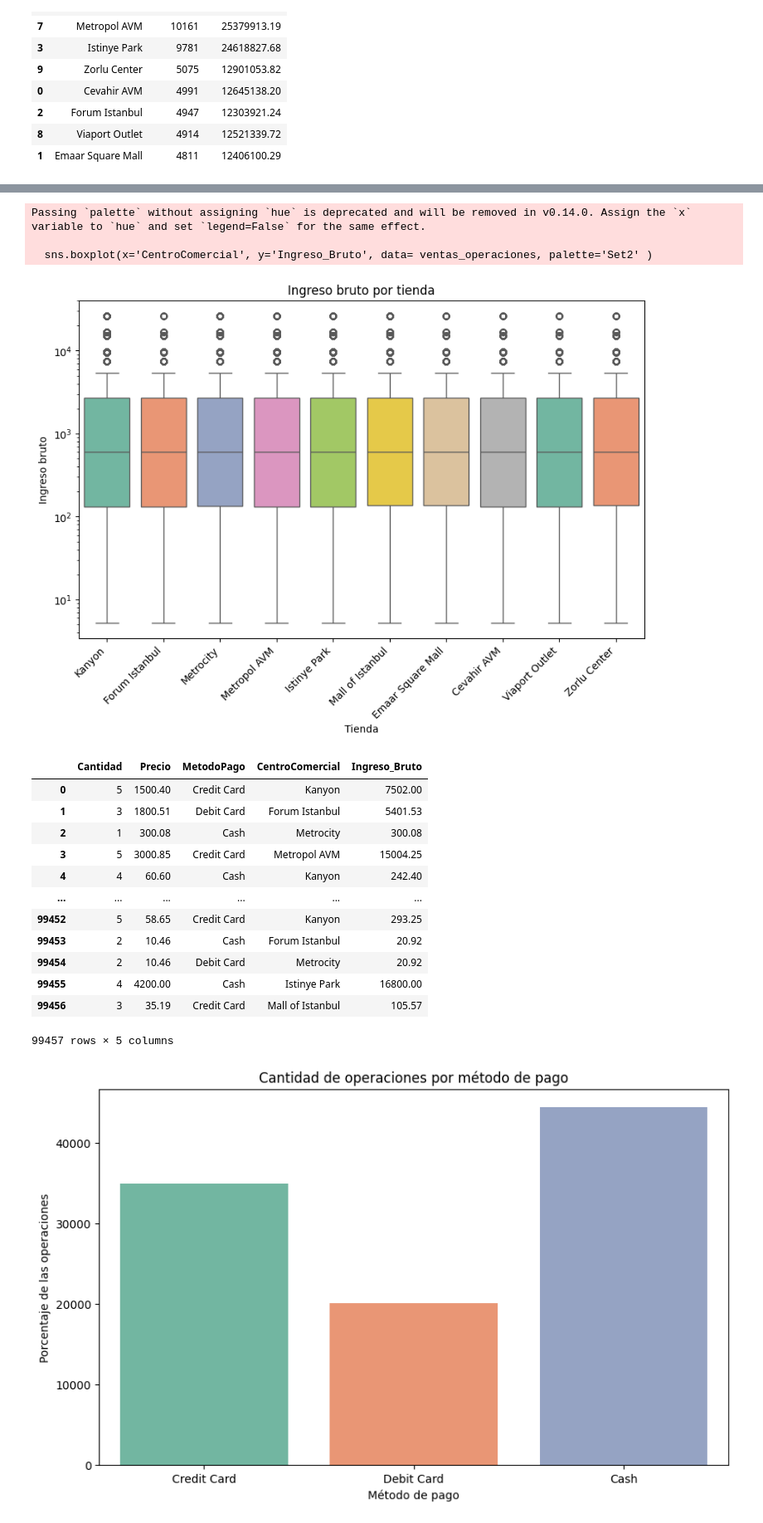
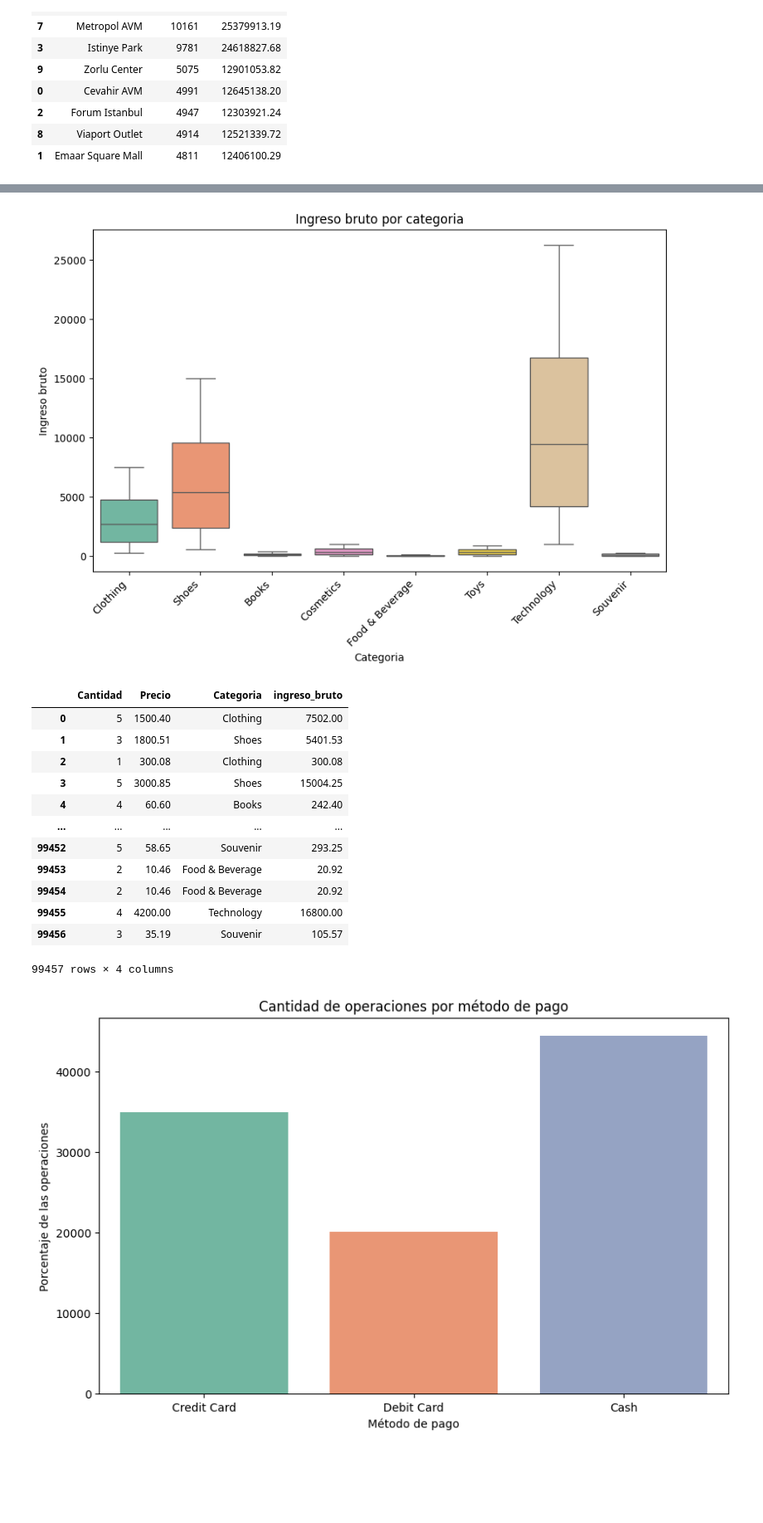
Before and after one commit to juancursed/ProyectoCienciaDatos, a Jupyter notebook: proyecto.ipynb, the cells around one changed output, grey strips where cells are left out. Shown at 83% size. Saved outputs shown, nothing was run; the diff lists cells and outputs as text; code cells hidden in the pictures; blank space fills up the shorter version.

Commit message:
Add graphics

```diff
--- a/proyecto.ipynb
+++ b/proyecto.ipynb
@@ -169,34 +198,34 @@ ventasTienda
 # %%
-#----------------STRIPPLOT DE INGRESO BRUTO POR TIENDA----------------
+#----------------Ventas por Categorias y genero----------------
+ventas_categorias = Ventas.merge(DimProducto, left_on='IDProducto', right_on='IDProducto')
+ventas_categorias['ingreso_bruto'] = ventas_categorias['Cantidad'] * ventas_categorias['Precio']
+ventas_categorias =ventas_categorias[['Cantidad', 'Precio', 'Categoria', 'ingreso_bruto']]
+#ventas_categorias.groupby('Categoria')['ingreso_bruto' ].sum().reset_index()
 
-ventas_operaciones = ventas_temp[['Cantidad', 'Precio',	'MetodoPago', 'CentroComercial', 'Ingreso_Bruto']]
 plt.figure(figsize=(10, 6))
-sns.boxplot(x='CentroComercial', y='Ingreso_Bruto', data= ventas_operaciones, palette='Set2' )
-plt.yscale('log')
-plt.title('Ingreso bruto por tienda')
-plt.xlabel('Tienda')
+sns.boxplot(x='Categoria', y='ingreso_bruto', data=ventas_categorias, hue='Categoria', palette='Set2')
+plt.title('Ingreso bruto por categoria')
+plt.xlabel('Categoria')
 plt.ylabel('Ingreso bruto')
 plt.xticks(rotation=45, ha='right')
 plt.show()
-ventas_operaciones
+
+ventas_categorias
 # %% [output]
-Passing `palette` without assigning `hue` is deprecated and will be removed in v0.14.0. Assign the `x` variable to `hue` and set `legend=False` for the same effect.
-
-  sns.boxplot(x='CentroComercial', y='Ingreso_Bruto', data= ventas_operaciones, palette='Set2' )
-[figure, old version]
+[figure, new version]
-|  | Cantidad | Precio | MetodoPago | CentroComercial | Ingreso_Bruto |
-| 0 | 5 | 1500.40 | Credit Card | Kanyon | 7502.00 |
-| 1 | 3 | 1800.51 | Debit Card | Forum Istanbul | 5401.53 |
-| 2 | 1 | 300.08 | Cash | Metrocity | 300.08 |
-| 3 | 5 | 3000.85 | Credit Card | Metropol AVM | 15004.25 |
-| 4 | 4 | 60.60 | Cash | Kanyon | 242.40 |
-| ... | ... | ... | ... | ... | ... |
-| 99452 | 5 | 58.65 | Credit Card | Kanyon | 293.25 |
-| 99453 | 2 | 10.46 | Cash | Forum Istanbul | 20.92 |
-| 99454 | 2 | 10.46 | Debit Card | Metrocity | 20.92 |
-| 99455 | 4 | 4200.00 | Cash | Istinye Park | 16800.00 |
-| 99456 | 3 | 35.19 | Credit Card | Mall of Istanbul | 105.57 |
+|  | Cantidad | Precio | Categoria | ingreso_bruto |
+| 0 | 5 | 1500.40 | Clothing | 7502.00 |
+| 1 | 3 | 1800.51 | Shoes | 5401.53 |
+| 2 | 1 | 300.08 | Clothing | 300.08 |
+| 3 | 5 | 3000.85 | Shoes | 15004.25 |
+| 4 | 4 | 60.60 | Books | 242.40 |
+| ... | ... | ... | ... | ... |
+| 99452 | 5 | 58.65 | Souvenir | 293.25 |
+| 99453 | 2 | 10.46 | Food & Beverage | 20.92 |
+| 99454 | 2 | 10.46 | Food & Beverage | 20.92 |
+| 99455 | 4 | 4200.00 | Technology | 16800.00 |
+| 99456 | 3 | 35.19 | Souvenir | 105.57 |
-99457 rows × 5 columns
+99457 rows × 4 columns
 # %%
 #------------CANTIDAD DE OPERACIONES SEGUN EL METODO DE PAGO----------------
 ventasAgrupadas = Ventas.groupby('MetodoPago')
```
Also changed, not shown: parts of 1 cell of this notebook.
